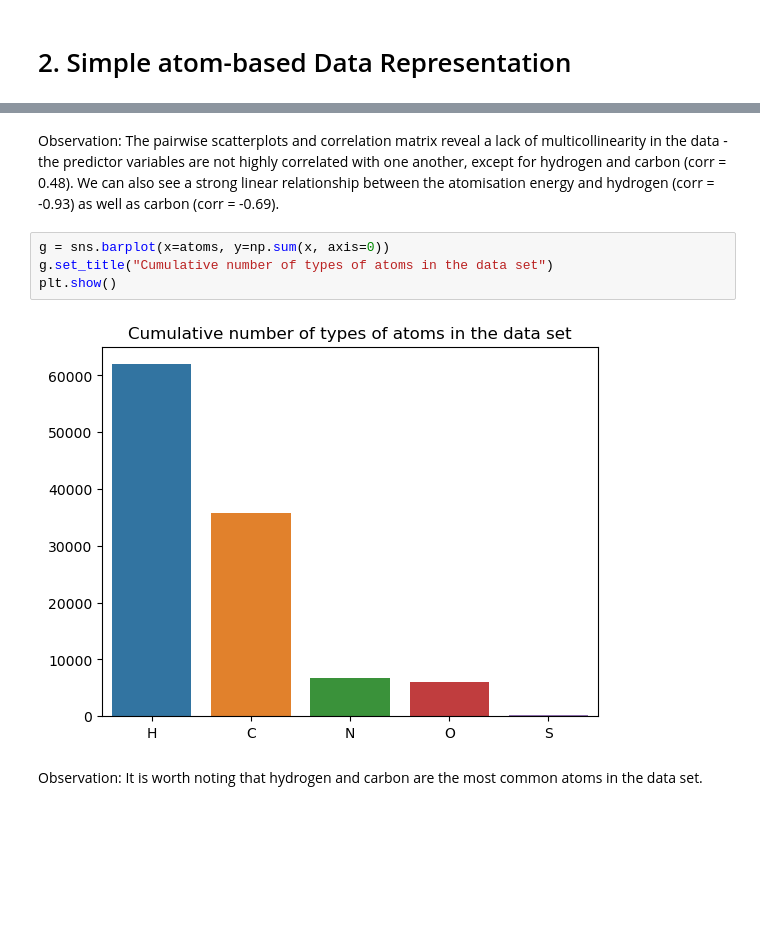
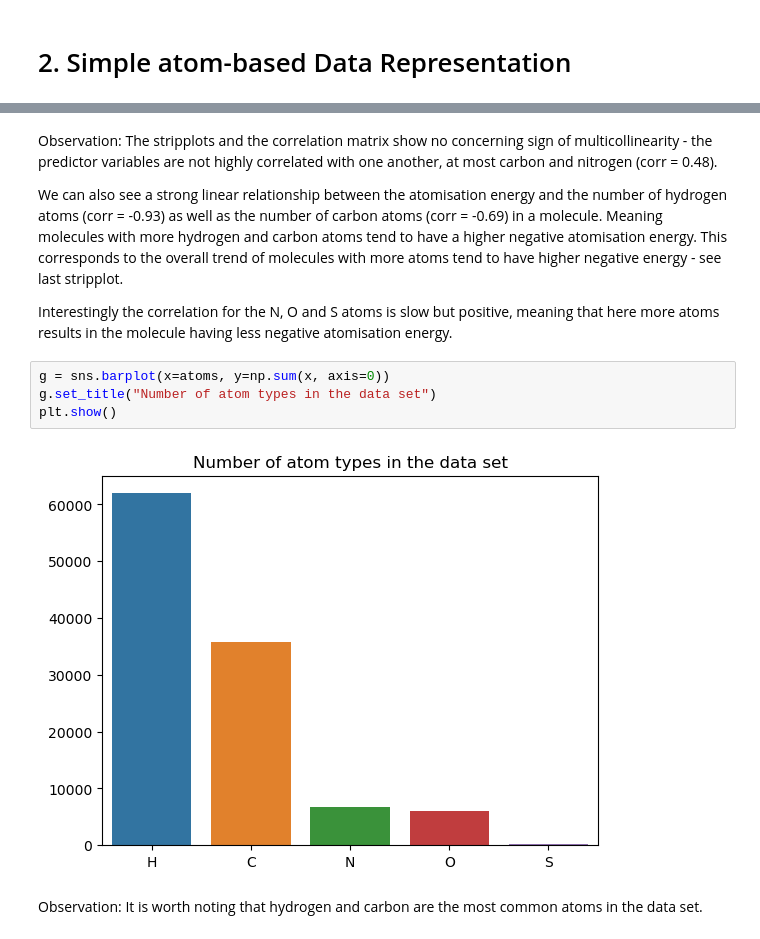
Before and after one commit to jascha-je/LabML4DS, a Jupyter notebook: p2/p2_ISJ.ipynb, the cells around one changed output, grey strips where cells are left out. Drawn from its saved outputs; the diff is of its cells as text; blank space fills up the shorter version.

```diff
--- a/p2/p2_ISJ.ipynb
+++ b/p2/p2_ISJ.ipynb
@@ -270,12 +284,15 @@ Criterion -0.931799 -0.688390  0.169763  0.299107  0.243362   1.000000
 # %% [markdown]
-Observation: The pairwise scatterplots and correlation matrix reveal a lack of multicollinearity in the data - the predictor variables are not highly correlated with one another, except for hydrogen and carbon (corr = 0.48).
-We can also see a strong linear relationship between the atomisation energy and hydrogen (corr = -0.93) as well as carbon (corr = -0.69).
+Observation: The stripplots and the correlation matrix show no concerning sign of multicollinearity - the predictor variables are not highly correlated with one another, at most carbon and nitrogen (corr = 0.48).
+
+We can also see a strong linear relationship between the atomisation energy and the number of hydrogen atoms (corr = -0.93) as well as the number of carbon atoms (corr = -0.69) in a molecule. Meaning molecules with more hydrogen and carbon atoms tend to have a higher negative atomisation energy. This corresponds to the overall trend of molecules with more atoms tend to have higher negative energy - see last stripplot.
+
+Interestingly the correlation for the N, O and S atoms is slow but positive, meaning that here more atoms results in the molecule having less negative atomisation energy.
 # %%
 g = sns.barplot(x=atoms, y=np.sum(x, axis=0))
-g.set_title("Cumulative number of types of atoms in the data set")
+g.set_title("Number of atom types in the data set")
 plt.show()
 # %% [output]
-[figure, old version]
+[figure, new version]
 # %% [markdown]
 Observation: It is worth noting that hydrogen and carbon are the most common atoms in the data set.
 # %% [markdown]
```
Also changed, not shown: parts of 34 cells of this notebook.
